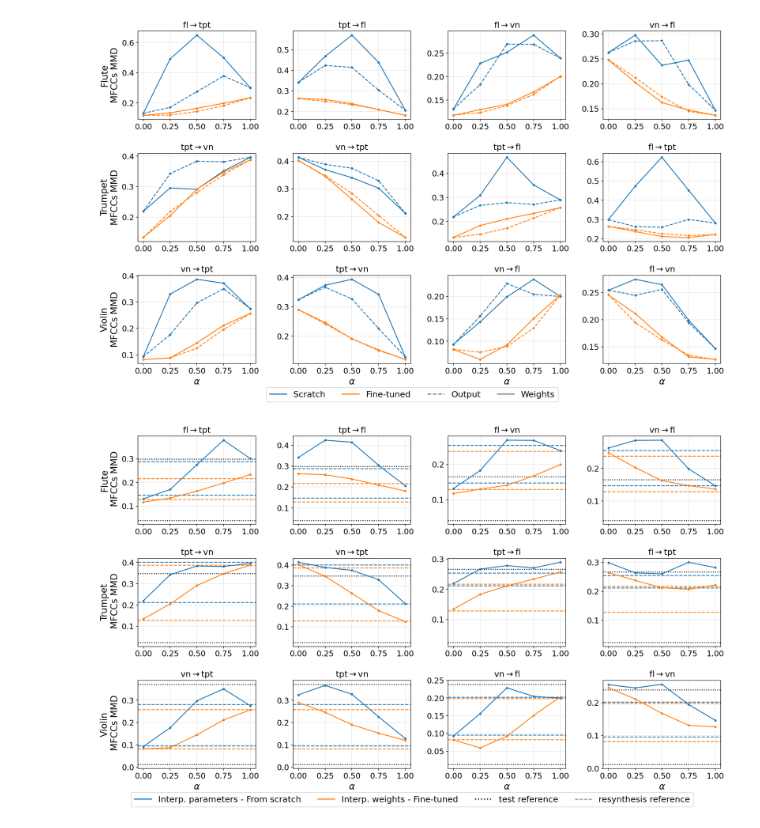
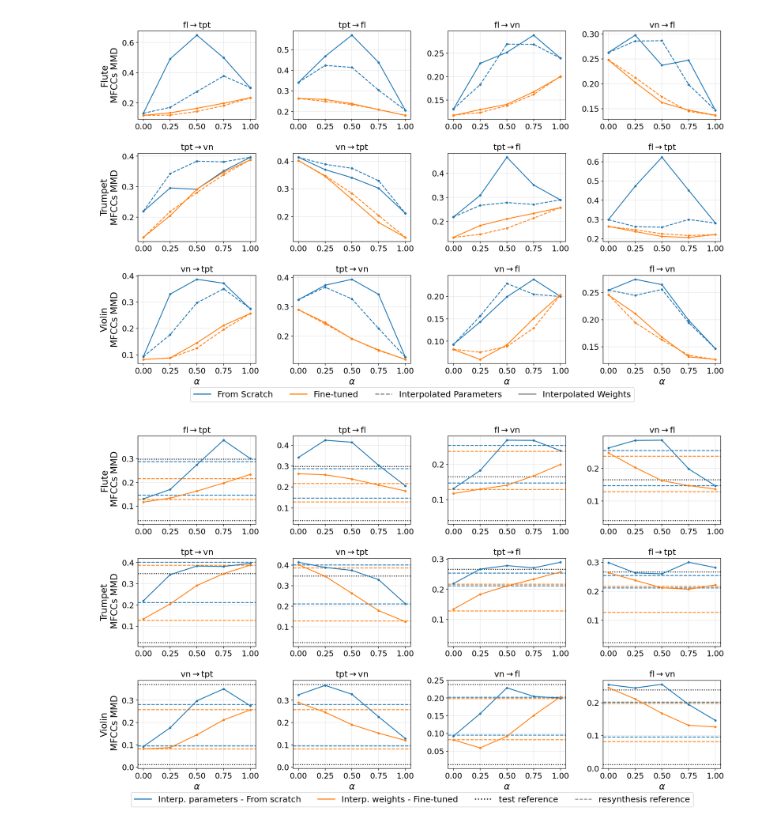
Before and after one commit to jimearruti/ddsp_interpolate, a Jupyter notebook: evaluation/analyse_mmd_results.ipynb, the cells around one changed output. Drawn from its saved outputs; the diff is of its cells as text; code cells hidden in the pictures.

```diff
--- a/evaluation/analyse_mmd_results.ipynb
+++ b/evaluation/analyse_mmd_results.ipynb
@@ -107,37 +107,37 @@ for i, instrument in enumerate(instruments):
         for model in ["from_scratch", "finetuned"]:
             for method in ["output", "weights"]:
                 plot_subset(all_data, instrument, pair, method, model, ax)
 
 
         ax.set_title(str(pair).replace("_", r"$\to$"), fontsize=15)
         ax.grid(alpha=0.3)
         alpha_ticks = [0, 0.25, 0.5, 0.75, 1.0]
         ax.set_xticks(alpha_ticks)
 
         if i == len(instruments) - 1:
             ax.set_xlabel(r"$\alpha$")
         if j == 0:
             ax.set_ylabel(f"{instrument}\nMFCCs MMD")
 
 legend_handles = [
-    Line2D([0], [0], color="tab:blue", label="Scratch"),
+    Line2D([0], [0], color="tab:blue", label="From Scratch"),
     Line2D([0], [0], color="tab:orange", label="Fine-tuned"),
-    Line2D([0], [0], color="gray", linestyle="--", label="Output"),
-    Line2D([0], [0], color="gray", linestyle="-", label="Weights")
+    Line2D([0], [0], color="gray", linestyle="--", label="Interpolated Parameters"),
+    Line2D([0], [0], color="gray", linestyle="-", label="Interpolated Weights")
 ]
 
 fig.legend(
     handles=legend_handles,
     loc="lower center",
     ncol=6,
     bbox_to_anchor=(0.5, -0.02),
     fontsize=15
 )
 
 plt.tight_layout()
 plt.show()
 # %% [output]
-[figure, old version]
+[figure, new version]
 # %%
 def plot_baselines(df, instrument, pair, ax, color):
     insts = normalize_pair_name(pair)
```
Also changed, not shown: parts of 5 cells of this notebook, 3 other files.
